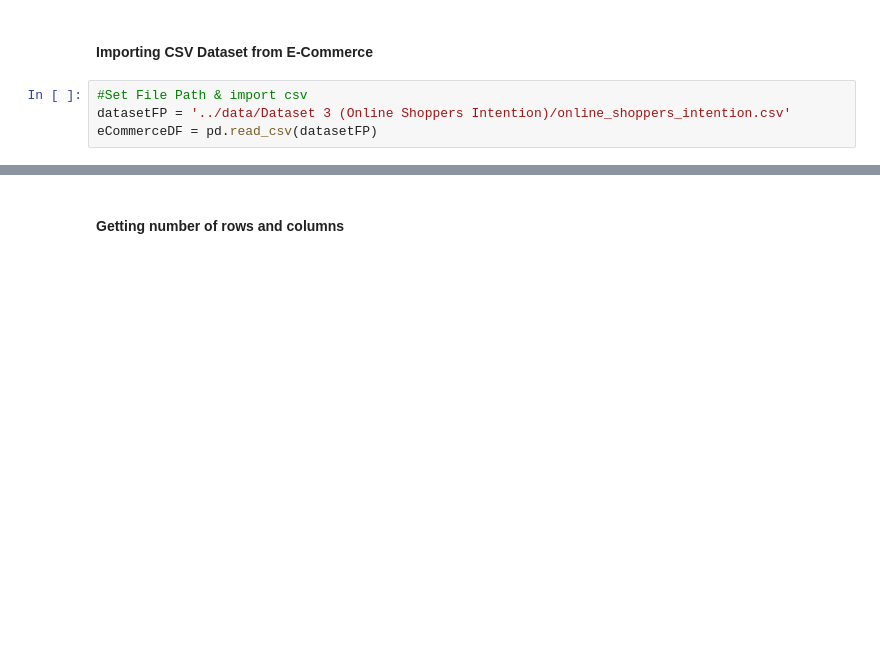
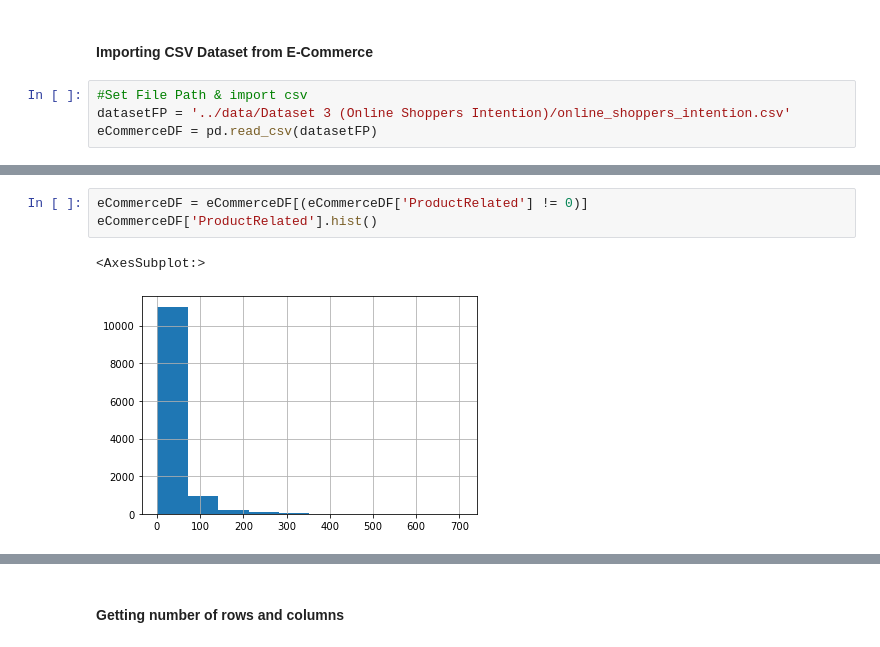
Before and after one commit to ivan-usd/panda-commerce, a Jupyter notebook: notebooks/ivanExploratoryNotebook.ipynb, the cells around one changed output, grey strips where cells are left out. Drawn from its saved outputs; the diff is of its cells as text; blank space fills up the shorter version.

```diff
--- a/notebooks/ivanExploratoryNotebook.ipynb
+++ b/notebooks/ivanExploratoryNotebook.ipynb
@@ -37,0 +43,6 @@ eCommerceDF = pd.read_csv(datasetFP)
+# %%
+eCommerceDF = eCommerceDF[(eCommerceDF['ProductRelated'] != 0)]
+eCommerceDF['ProductRelated'].hist()
+# %% [output]
+<AxesSubplot:>
+[figure, added]
```
Also changed, not shown: parts of 14 cells of this notebook.
